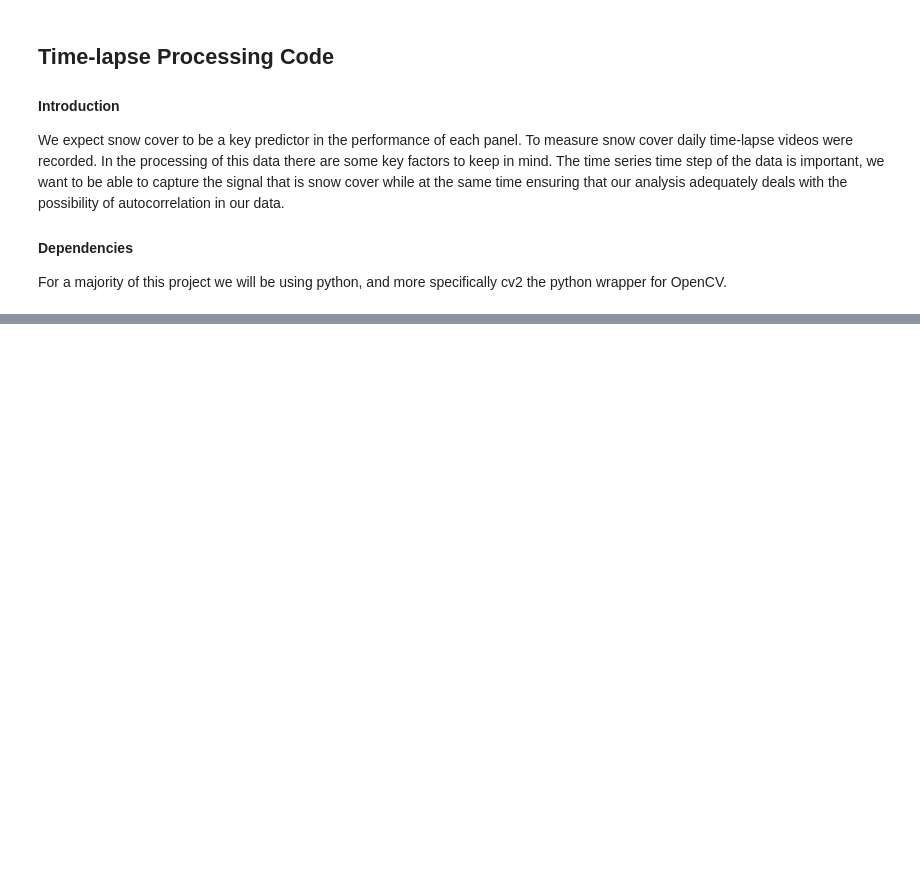
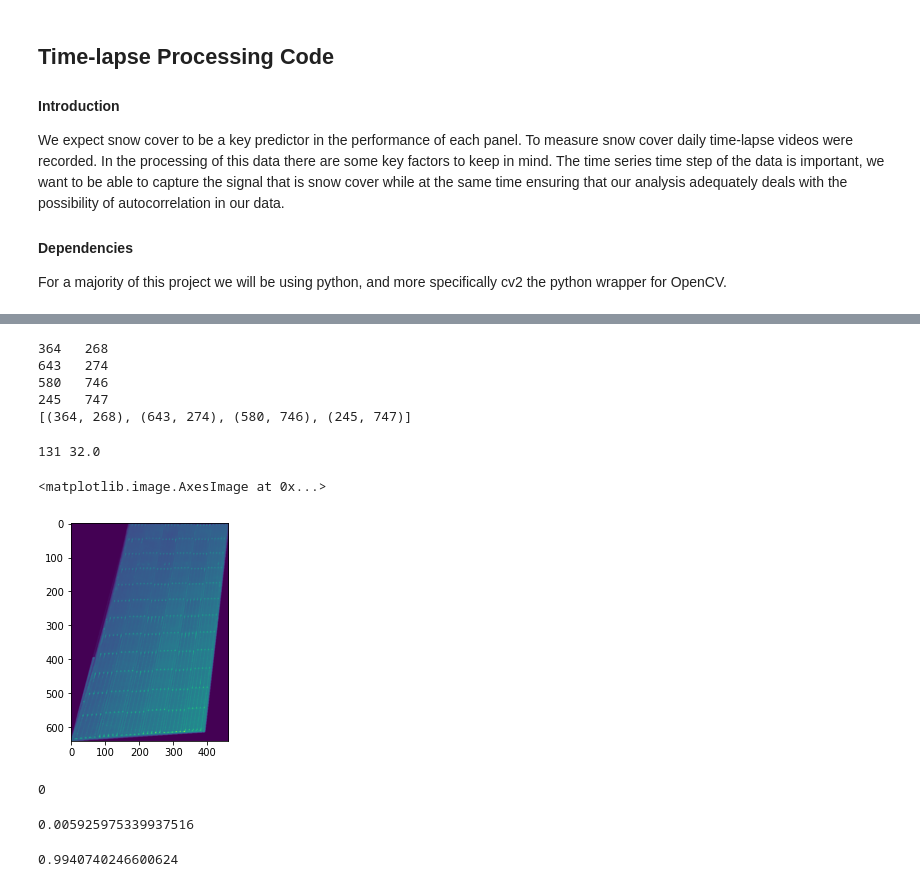
Before and after one commit to StefanoFochesatto/CRREL-Solar-Project, a Jupyter notebook: ExploratoryPythonScript.ipynb, the cells around one changed output, grey strips where cells are left out. Drawn from its saved outputs; the diff is of its cells as text; code cells hidden in the pictures; blank space fills up the shorter version.

```diff
--- a/ExploratoryPythonScript.ipynb
+++ b/ExploratoryPythonScript.ipynb
@@ -257,27 +42,0 @@ eOe2-O4-O01 OF8:4d4di17 PT SA 1
-# %%
-img = cv2.imread('TestImage2.png') # Reading in the current image
-
-pts = np.array([(314,162),(142,804),(535,778),(608,165)])
-## (1) Crop the bounding rect
-rect = cv2.boundingRect(pts)
-x,y,w,h = rect
-croped = img[y:y+h, x:x+w].copy()
-
-## (2) make mask
-pts = pts - pts.min(axis=0)
-
-mask = np.zeros(croped.shape[:2], np.uint8)
-cv2.drawContours(mask, [pts], -1, (255, 255, 255), -1, cv2.LINE_AA)
-
-## (3) do bit-op
-dst = cv2.bitwise_and(croped, croped, mask=mask)
-
-## (4) add the white background
-bg = np.ones_like(croped, np.uint8)*255
-cv2.bitwise_not(bg,bg, mask=mask)
-dst2 = bg+ dst
-
-
-
-
-plt.imshow(dst)
@@ -309,0 +238,12 @@ print([val[1] for val in Text])
+# %%
+## Driver Code for coordinate extraction
+MaskCoordinates = []
+img = cv2.imread('TestImage.png')
+generateMasks(img)
+print(MaskCoordinates)
+# %% [output]
+364   268
+643   274
+580   746
+245   747
+[(364, 268), (643, 274), (580, 746), (245, 747)]
@@ -309,0 +281,22 @@ print([val[1] for val in Text])
+# %%
+print(OtsuThresh, ret3)
+# %% [output]
+131 32.0
+# %%
+ret, thresh = cv2.threshold(dst,0,255, 131)
+plt.imshow(thresh)
+# %% [output]
+<matplotlib.image.AxesImage at 0x...>
+[figure, added]
+# %%
+mask[1,1]
+# %% [output]
+0
+# %%
+(len(np.extract(mask > 0, th3)) - np.count_nonzero(np.extract(mask > 0, th3)))/len(np.extract(mask > 0, th3)) ## Code For Computing Snow Cover
+# %% [output]
+0.005925975339937516
+# %%
+(np.count_nonzero(np.extract(mask > 0, th3)))/len(np.extract(mask > 0, th3)) ## Area exposed
+# %% [output]
+0.9940740246600624
```
Also changed, not shown: parts of 18 cells of this notebook, 9 other files.
